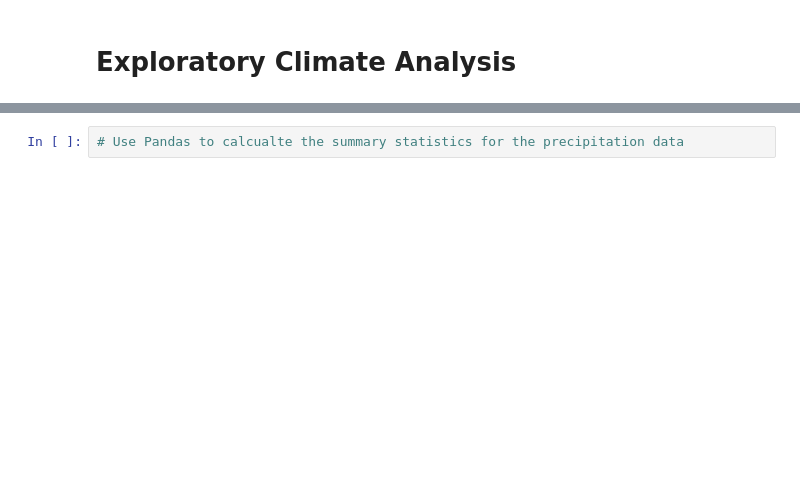
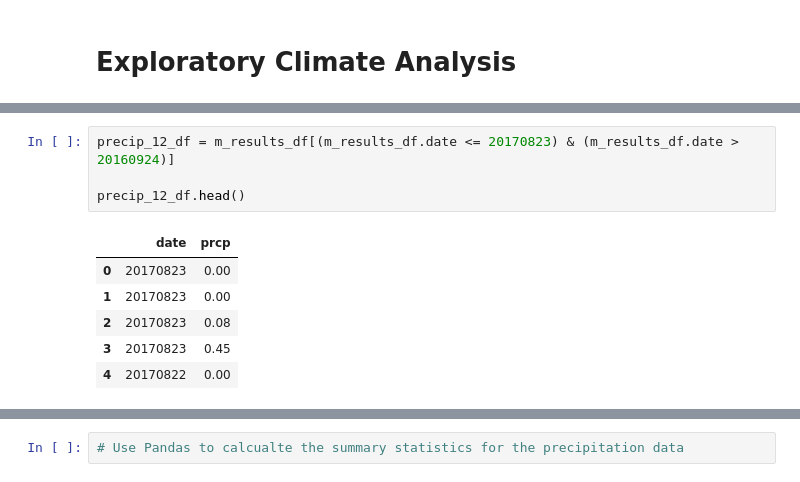
Before and after one commit to jamiediaz/HW08_SQLAlchemy, a Jupyter notebook: climate_starter.ipynb, the cells around one changed output, grey strips where cells are left out. Cells and saved outputs as stored; diff of their text form; blank space fills up the shorter version.

```diff
--- a/climate_starter.ipynb
+++ b/climate_starter.ipynb
@@ -101,0 +90,11 @@ m_results
+# %%
+precip_12_df = m_results_df[(m_results_df.date <= 20170823) & (m_results_df.date > 20160924)]
+
+precip_12_df.head()
+# %% [output]
+|  | date | prcp |
+| 0 | 20170823 | 0.00 |
+| 1 | 20170823 | 0.00 |
+| 2 | 20170823 | 0.08 |
+| 3 | 20170823 | 0.45 |
+| 4 | 20170822 | 0.00 |
```
Also changed, not shown: parts of 7 cells of this notebook.
